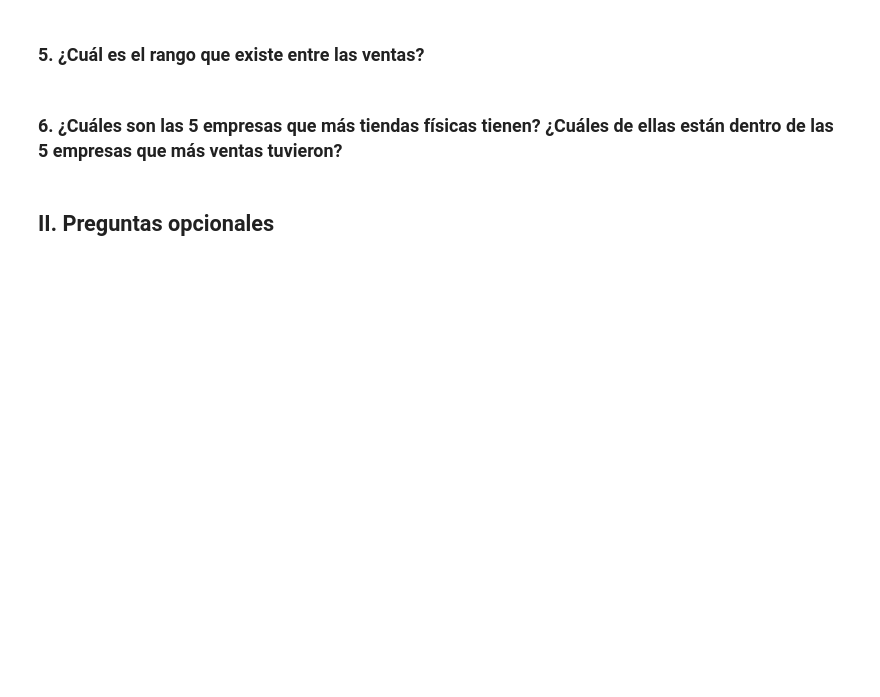
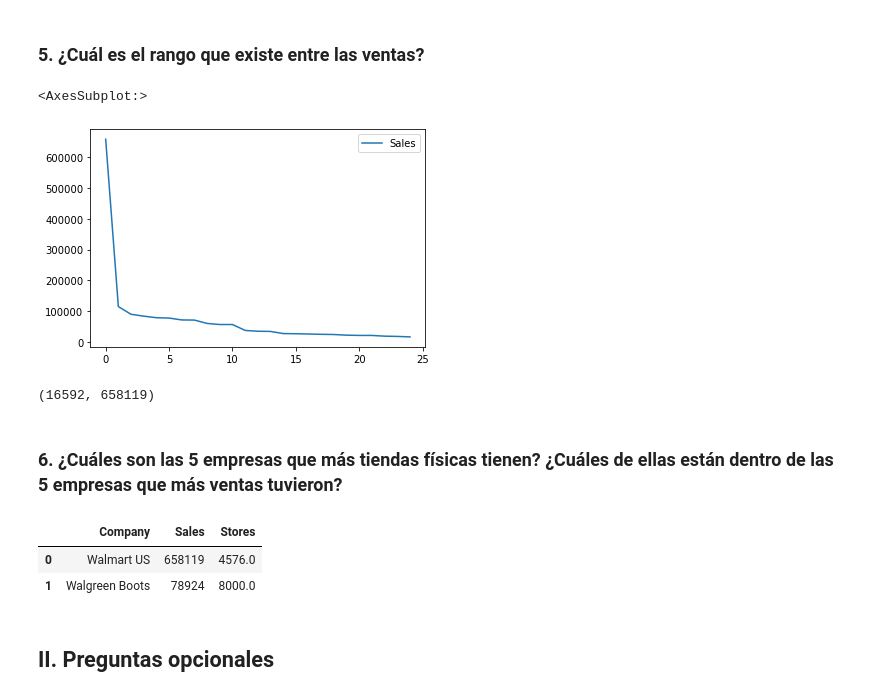
Before and after one commit to neimv/master_python, a Jupyter notebook: data/Proyecto Datacademy.ipynb, the cells around one changed output. Saved outputs shown, nothing was run; the diff lists cells and outputs as text; code cells hidden in the pictures; blank space fills up the shorter version.

```diff
--- a/data/Proyecto Datacademy.ipynb
+++ b/data/Proyecto Datacademy.ipynb
@@ -172,7 +242,27 @@ dtype: int64
 # %% [markdown]
 ### 5. ¿Cuál es el rango que existe entre las ventas?
+# %%
+df[['Sales']].plot()
+# %% [output]
+<AxesSubplot:>
+[figure, added]
+# %%
+range_min, range_max = df['Sales'].min(), df['Sales'].max()
+range_min, range_max
+# %% [output]
+(16592, 658119)
 # %% [markdown]
 ### 6. ¿Cuáles son las 5 empresas que más tiendas físicas tienen? ¿Cuáles de ellas están dentro de las 5 empresas que más ventas tuvieron?
+# %%
+sales_top_5 = df[['Company', 'Sales']].sort_values('Sales', ascending=False).head(5)
+stores_top_5 = df[['Company', 'Stores']].sort_values('Stores', ascending=False).head(5)
+
+top_joins = pd.merge(sales_top_5, stores_top_5, on='Company')
+top_joins
+# %% [output]
+|  | Company | Sales | Stores |
+| 0 | Walmart US | 658119 | 4576.0 |
+| 1 | Walgreen Boots | 78924 | 8000.0 |
 # %% [markdown]
 ## II. Preguntas opcionales
 # %% [markdown]
```
Also changed, not shown: parts of 9 cells of this notebook.
